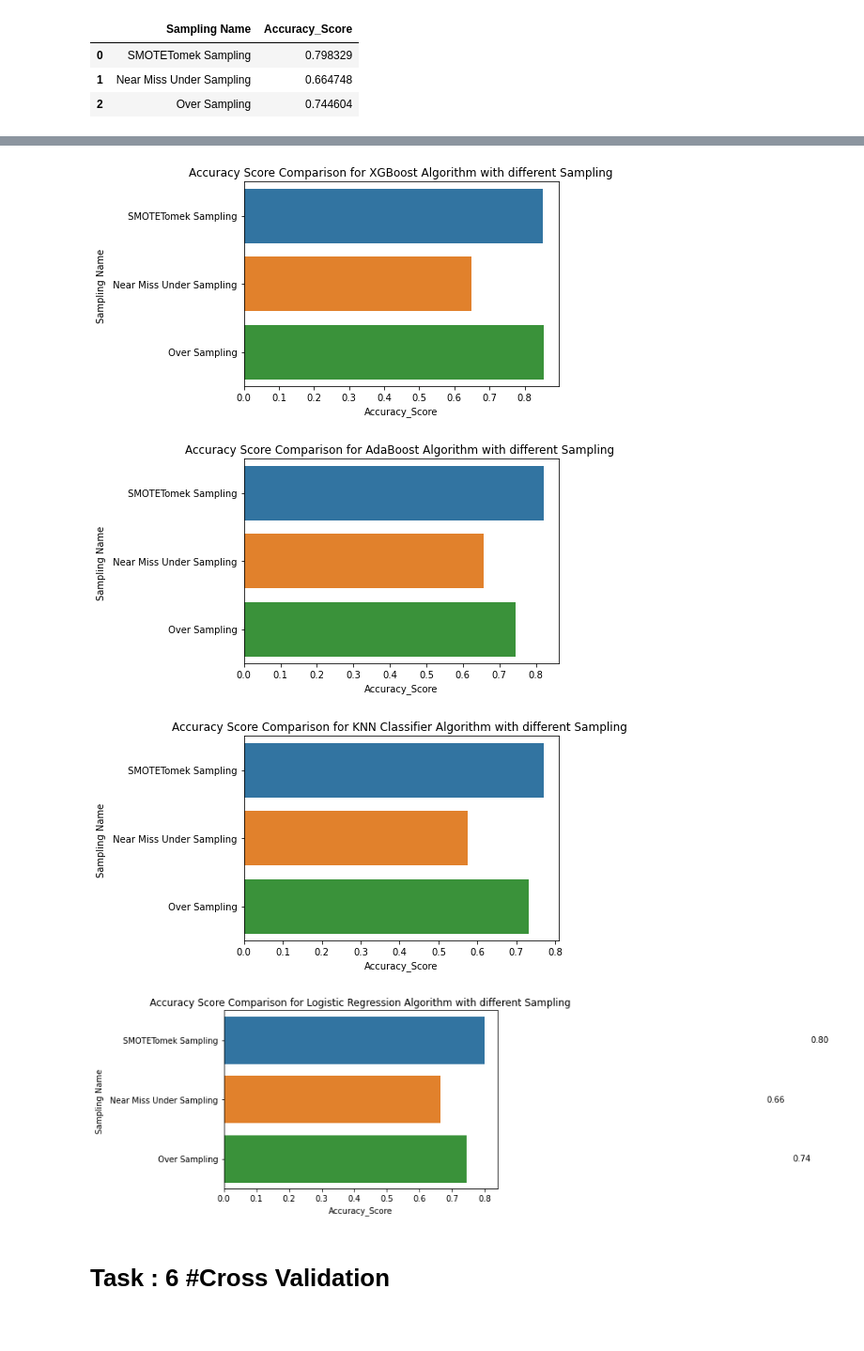
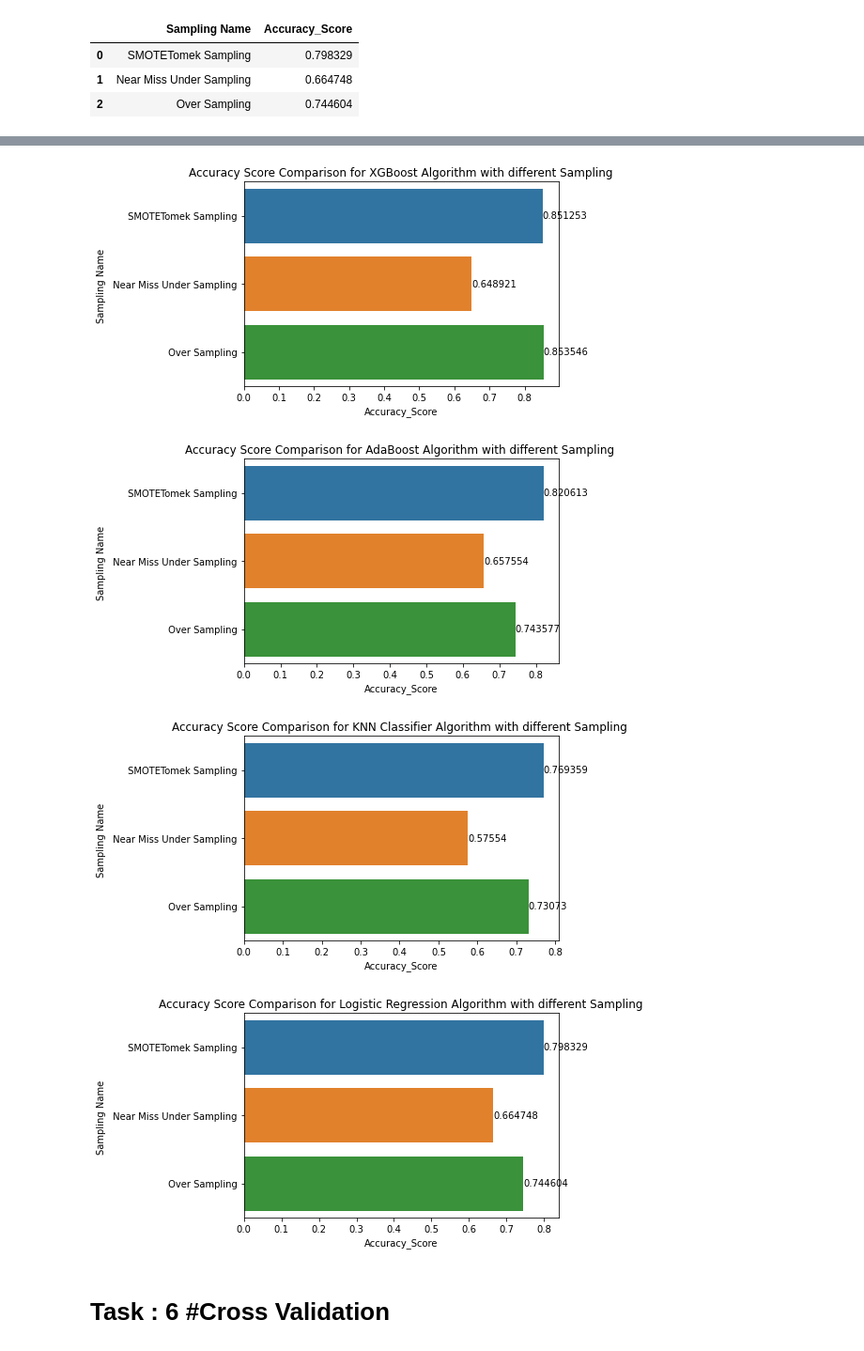
Before and after one commit to ripon2488/Imbalanced-Class-Cross-Validation, a Jupyter notebook: Batch_12_Class_13_Assignment.ipynb, the cells around one changed output, grey strips where cells are left out. Shown at 94% size. Drawn from its saved outputs; the diff is of its cells as text; code cells hidden in the pictures.

Commit message:
2
Imbalanced Class & Cross Validation and compare with 1. Decision Tree 2. XGBoost 3. AdaBoost 4. KNN Classifier 5. LogisticRegression SMOTETomek Sampling, Near Miss Under Sampling, Over Sampling

```diff
--- a/Batch_12_Class_13_Assignment.ipynb
+++ b/Batch_12_Class_13_Assignment.ipynb
@@ -901,40 +908,37 @@ ax=sns.barplot(data=df_algo_xgb_After_Sampling,y='Sampling Name',x='Accuracy_Sco
 ax.set_xlabel( "Accuracy_Score")
 ax.set_ylabel( "Sampling Name ")
 ax.set_title(  "Accuracy Score Comparison for XGBoost Algorithm with different Sampling")
+ax.bar_label(ax.containers[0])
 plt.show()
 # %% [output]
-[figure, old version]
+[figure, new version]
 # %%
 ax=sns.barplot(data=df_algo_Ada_After_Sampling,y='Sampling Name',x='Accuracy_Score')
 ax.set_xlabel( "Accuracy_Score")
 ax.set_ylabel( "Sampling Name ")
 ax.set_title(  "Accuracy Score Comparison for AdaBoost Algorithm with different Sampling ")
+ax.bar_label(ax.containers[0])
 plt.show()
 # %% [output]
-[figure, old version]
+[figure, new version]
 # %%
 ax=sns.barplot(data=df_algo_KNN_After_Sampling,y='Sampling Name',x='Accuracy_Score')
 ax.set_xlabel( "Accuracy_Score")
 ax.set_ylabel( "Sampling Name ")
 ax.set_title(  "Accuracy Score Comparison for KNN Classifier Algorithm with different Sampling ")
+ax.bar_label(ax.containers[0])
 plt.show()
 # %% [output]
-[figure, old version]
+[figure, new version]
 # %%
-ax=sns.barplot(data=df_algo_lreg_After_Sampling,y='Sampling Name',x='Accuracy_Score')
+ax=sns.barplot(data=df_algo_lreg_After_Sampling,y='Sampling Name',x='Accuracy_Score',ci=None)
 ax.set_xlabel( "Accuracy_Score")
 ax.set_ylabel( "Sampling Name ")
 ax.set_title(  "Accuracy Score Comparison for Logistic Regression Algorithm with different Sampling")
-for p in ax.patches:
-    width = p.get_width()    # get bar length
-    ax.text(width + 1,       # set the text at 1 unit right of the bar
-            p.get_y() + p.get_height() / 2, # get Y coordinate + X coordinate / 2
-            '{:1.2f}'.format(width), # set variable to display, 2 decimals
-            ha = 'left',   # horizontal alignment
-            va = 'center')  # vertical alignment
+ax.bar_label(ax.containers[0])
 plt.show()
 # %% [output]
-[figure, old version]
+[figure, new version]
 # %% [markdown]
 # Task : 6 #Cross Validation
 # %% [raw]
```
Also changed, not shown: parts of 10 cells of this notebook.
